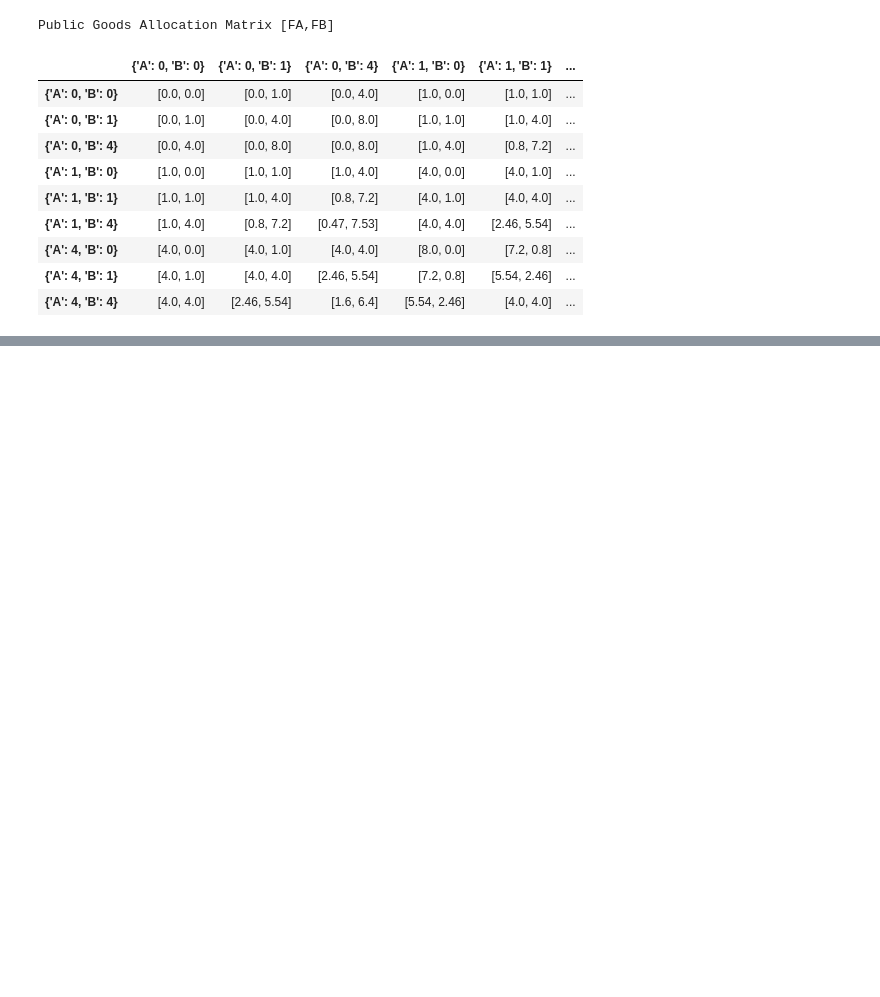
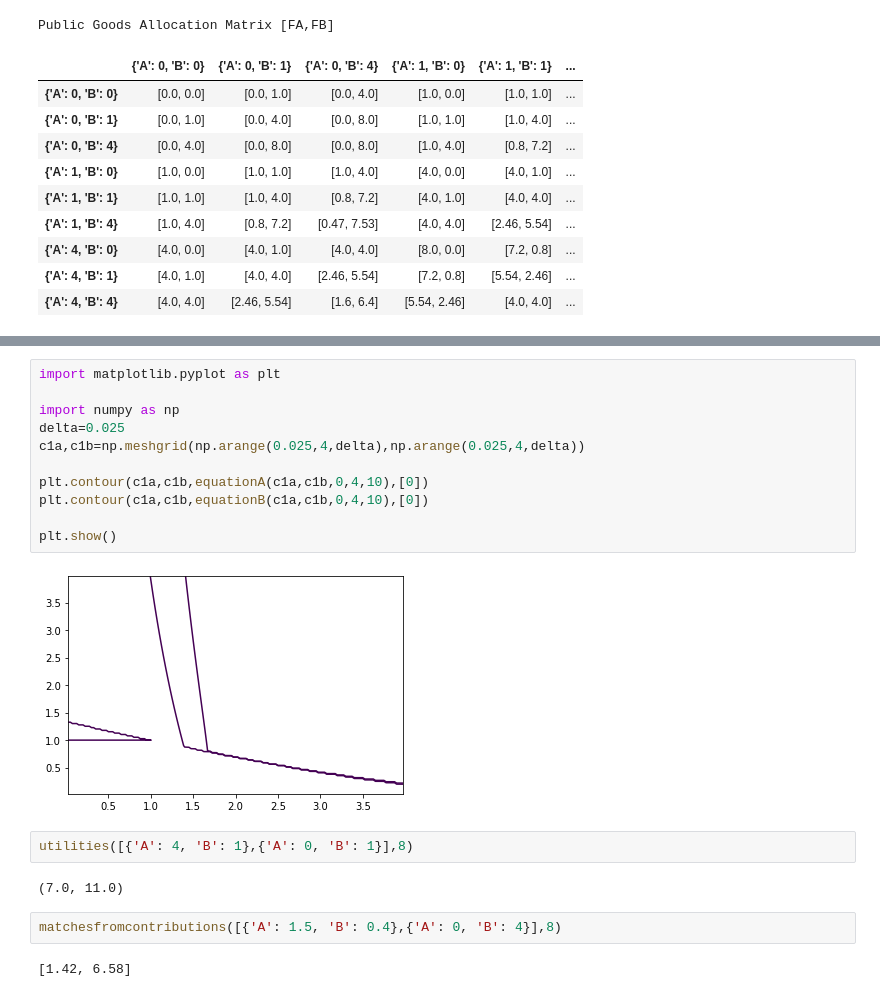
Before and after one commit to rpasquini/qf_games, a Jupyter notebook: QF_with_limited_funds_example.ipynb, the cells around one changed output, grey strips where cells are left out. Saved outputs shown, nothing was run; the diff lists cells and outputs as text; blank space fills up the shorter version.

```diff
--- a/QF_with_limited_funds_example.ipynb
+++ b/QF_with_limited_funds_example.ipynb
@@ -135,0 +204,21 @@ Public Goods Allocation Matrix [FA,FB]
+# %%
+import matplotlib.pyplot as plt
+
+import numpy as np
+delta=0.025
+c1a,c1b=np.meshgrid(np.arange(0.025,4,delta),np.arange(0.025,4,delta))
+
+plt.contour(c1a,c1b,equationA(c1a,c1b,0,4,10),[0])
+plt.contour(c1a,c1b,equationB(c1a,c1b,0,4,10),[0])
+
+plt.show()
+# %% [output]
+[figure, added]
+# %%
+utilities([{'A': 4, 'B': 1},{'A': 0, 'B': 1}],8)
+# %% [output]
+(7.0, 11.0)
+# %%
+matchesfromcontributions([{'A': 1.5, 'B': 0.4},{'A': 0, 'B': 4}],8)
+# %% [output]
+[1.42, 6.58]
```
Also changed, not shown: parts of 3 cells of this notebook.
